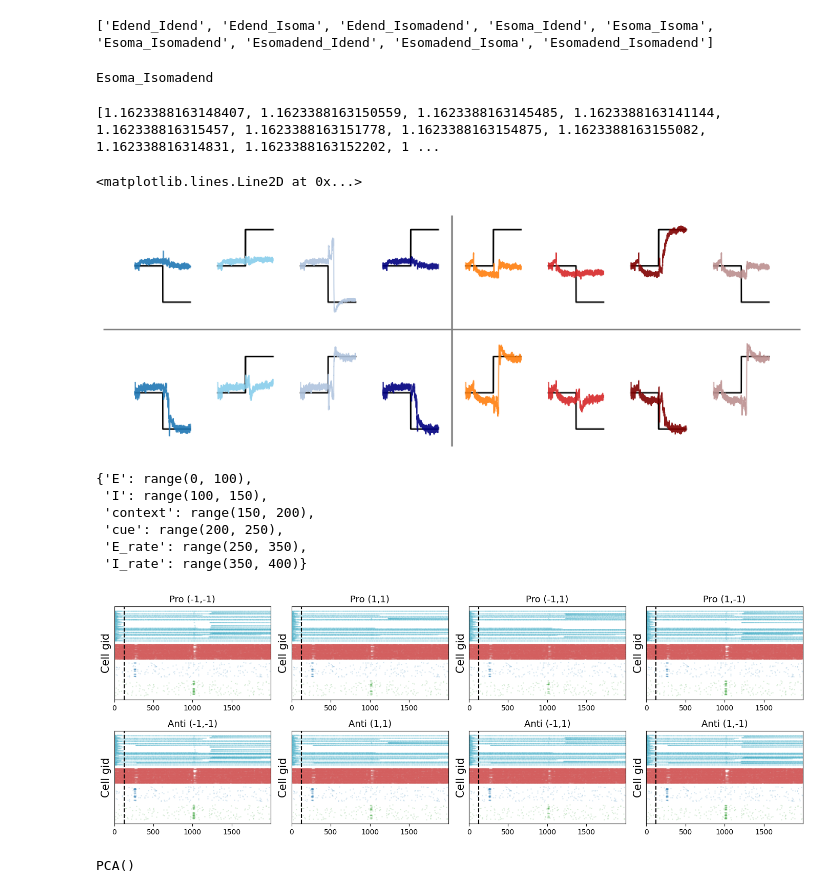
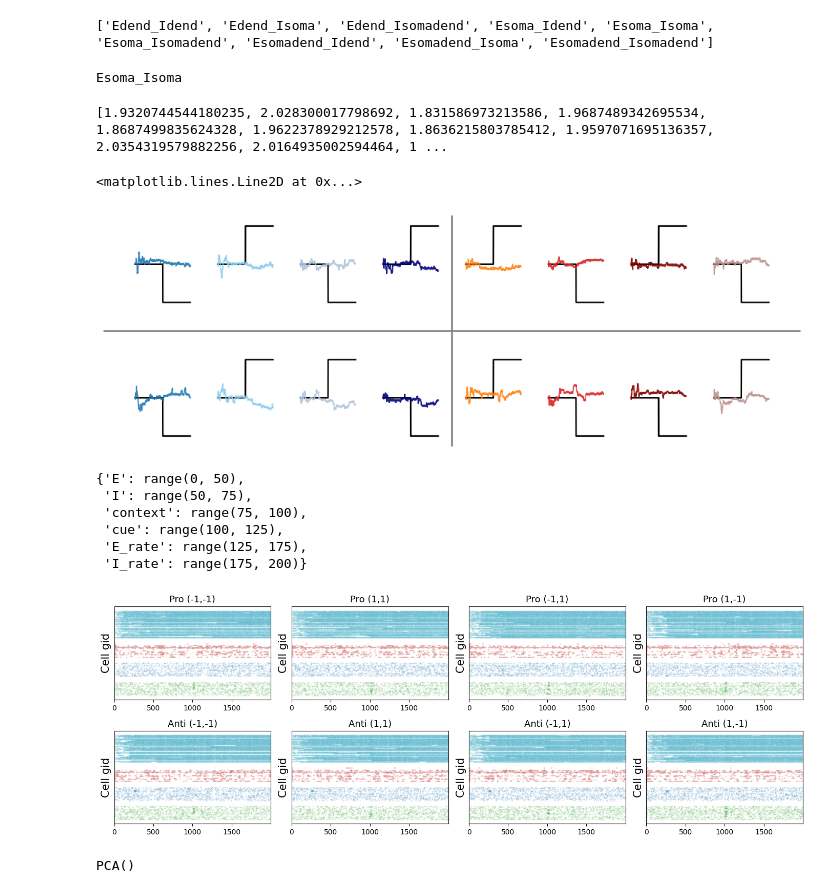
Before and after one commit to ntolley/dendractor, a Jupyter notebook: figures/plot_memorycontext_pca_trajectory.ipynb, the cells around one changed output. Saved outputs shown, nothing was run; the diff lists cells and outputs as text; code cells hidden in the pictures.

```diff
--- a/figures/plot_memorycontext_pca_trajectory.ipynb
+++ b/figures/plot_memorycontext_pca_trajectory.ipynb
@@ -46,9 +46,9 @@ print(list(random_init_dict.keys()))
 # %% [output]
 ['Edend_Idend', 'Edend_Isoma', 'Edend_Isomadend', 'Esoma_Idend', 'Esoma_Isoma', 'Esoma_Isomadend', 'Esomadend_Idend', 'Esomadend_Isoma', 'Esomadend_Isomadend']
 # %%
-# res_dict = random_init_dict['Esoma_Isoma']
+res_dict = random_init_dict['Esoma_Isoma']
 # res_dict = random_init_dict['Esoma_Idend']
-res_dict = random_init_dict['Esoma_Isomadend']
+# res_dict = random_init_dict['Esoma_Isomadend']
 
 # res_dict = random_init_dict['Edend_Isoma']
 # res_dict = random_init_dict['Edend_Idend']
@@ -67,14 +67,14 @@ input_list = res_dict['input_list']
 num_cond = input_list.shape[0]
 print(name)
 # %% [output]
-Esoma_Isomadend
+Esoma_Isoma
 # %%
 t_max = 2000
-dt = 0.25 # simulation output downsampled by factor of 10
+dt = 0.5 # simulation output downsampled by factor of 10
 fs = (1/dt) * 1e3
 time_vec = np.arange(0, t_max, dt)
 downsample_factor = 10
-burn_in = int(8000 / downsample_factor)
+burn_in = int(0 / downsample_factor)
 # %%
 rate_gids = list(gid_ranges['E_rate'])
 rates = output_array[:, rate_gids, :]
@@ -106,7 +106,7 @@ for sim_idx in range(len(x_train)):
 
 print(error_list)
 # %% [output]
-[1.1623388163148407, 1.1623388163150559, 1.1623388163145485, 1.1623388163141144, 1.162338816315457, 1.1623388163151778, 1.1623388163154875, 1.1623388163155082, 1.162338816314831, 1.1623388163152202, 1 ...
+[1.9320744544180235, 2.028300017798692, 1.831586973213586, 1.9687489342695534, 1.8687499835624328, 1.9622378929212578, 1.8636215803785412, 1.9597071695136357, 2.0354319579882256, 2.0164935002594464, 1 ...
 # %%
 y_pred_list = list()
 target_list = list()
@@ -140,7 +140,7 @@ plt.axvline((time_offset * 4) - 500, color='grey', linestyle='-')
 # plt.savefig('full_trajectory_set.svg')
 # %% [output]
 <matplotlib.lines.Line2D at 0x...>
-[figure, old version]
+[figure, new version]
 # %%
 input_names = [
     'Pro (-1,-1)', 'Pro (1,1)', 'Pro (-1,1)', 'Pro (1,-1)',
@@ -148,41 +148,41 @@ input_names = [
 # %%
 gid_ranges
 # %% [output]
-{'E': range(0, 100),
- 'I': range(100, 150),
- 'context': range(150, 200),
- 'cue': range(200, 250),
- 'E_rate': range(250, 350),
- 'I_rate': range(350, 400)}
+{'E': range(0, 50),
+ 'I': range(50, 75),
+ 'context': range(75, 100),
+ 'cue': range(100, 125),
+ 'E_rate': range(125, 175),
+ 'I_rate': range(175, 200)}
 # %%
 fontsize = 15
 ticksize = 10
 labelsize=13
 threshold = 0.0
 
 spike_color_dict = {'E': '#37abc8', 'I': '#d35f5f', 'context': '#1f77b4', 'cue': '#2ca02c'}
 plt.figure(figsize=(14,5))
 for plot_idx, sim_idx in enumerate(range(num_cond)):
     # sim_idx *= num_cond
     # sim_idx += 10
 
     plt.subplot(2,4, plot_idx+1)
     s = output_array[sim_idx, :]
     above_threshold = s > threshold
     spike_gids, spike_times = np.where(np.diff(above_threshold.astype(int), axis=1) == 1)
 
     for type_idx, (name, cell_range) in enumerate(gid_ranges.items()):
         if name not in ['output', 'E_rate', 'I_rate']:
             mask = np.isin(spike_gids, cell_range)
             plt.scatter(spike_times[mask] * dt, -spike_gids[mask] - type_idx * 10, label=name, s=1, alpha=0.1, color=spike_color_dict[name])
     plt.ylabel('Cell gid', fontsize=fontsize)
     plt.yticks([])
     plt.xlim(0, time_vec[-1])
-    plt.axvline(500 * dt, color='k', linestyle='--')
+    # plt.axvline(500 * dt, color='k', linestyle='--')
     plt.title(input_names[plot_idx], fontsize=labelsize)
     plt.tight_layout()
 # %% [output]
-[figure, old version]
+[figure, new version]
 # %%
 pca = PCA()
 pca.fit(np.concatenate(x_train))
```
Also changed, not shown: parts of 3 cells of this notebook, 5 other files.
